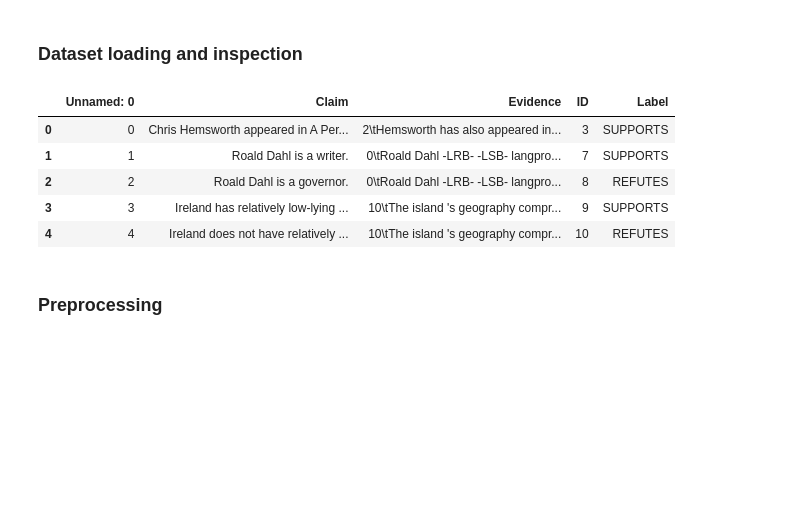
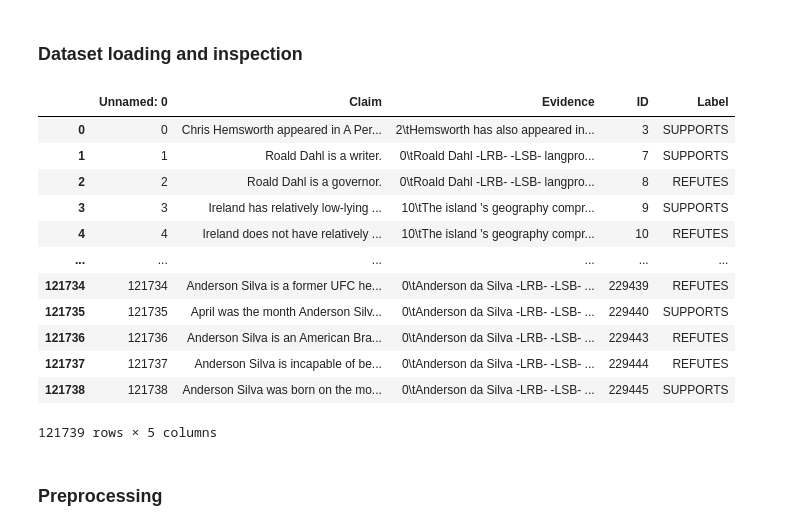
Before and after one commit to pptr3/nlp-assignments, a Jupyter notebook: assignment4/davide/Assignment_4.ipynb, the cells around one changed output. Cells and saved outputs as stored; diff of their text form; code cells hidden in the pictures; blank space fills up the shorter version.

```diff
--- a/assignment4/davide/Assignment_4.ipynb
+++ b/assignment4/davide/Assignment_4.ipynb
@@ -352,19 +352,29 @@ Don't forget that your feedback is very important! Your suggestions help us impr
 import pandas as pd
 import numpy as np
 
+# wider pandas columns
+pd.options.display.max_colwidth = 1000
+
 train_df = pd.read_csv("dataset/train_pairs.csv")
 val_df   = pd.read_csv("dataset/val_pairs.csv")
 test_df  = pd.read_csv("dataset/test_pairs.csv")
 # %%
 # inspect dataset
-train_df.head()
+train_df.head(-1)
 # %% [output]
 |  | Unnamed: 0 | Claim | Evidence | ID | Label |
 | 0 | 0 | Chris Hemsworth appeared in A Per... | 2\tHemsworth has also appeared in... | 3 | SUPPORTS |
 | 1 | 1 | Roald Dahl is a writer. | 0\tRoald Dahl -LRB- -LSB- langpro... | 7 | SUPPORTS |
 | 2 | 2 | Roald Dahl is a governor. | 0\tRoald Dahl -LRB- -LSB- langpro... | 8 | REFUTES |
 | 3 | 3 | Ireland has relatively low-lying ... | 10\tThe island 's geography compr... | 9 | SUPPORTS |
 | 4 | 4 | Ireland does not have relatively ... | 10\tThe island 's geography compr... | 10 | REFUTES |
+| ... | ... | ... | ... | ... | ... |
+| 121734 | 121734 | Anderson Silva is a former UFC he... | 0\tAnderson da Silva -LRB- -LSB- ... | 229439 | REFUTES |
+| 121735 | 121735 | April was the month Anderson Silv... | 0\tAnderson da Silva -LRB- -LSB- ... | 229440 | SUPPORTS |
+| 121736 | 121736 | Anderson Silva is an American Bra... | 0\tAnderson da Silva -LRB- -LSB- ... | 229443 | REFUTES |
+| 121737 | 121737 | Anderson Silva is incapable of be... | 0\tAnderson da Silva -LRB- -LSB- ... | 229444 | REFUTES |
+| 121738 | 121738 | Anderson Silva was born on the mo... | 0\tAnderson da Silva -LRB- -LSB- ... | 229445 | SUPPORTS |
+121739 rows × 5 columns
 # %% [markdown]
 ### Preprocessing
 # %%
```
Also changed, not shown: parts of 32 cells of this notebook.
